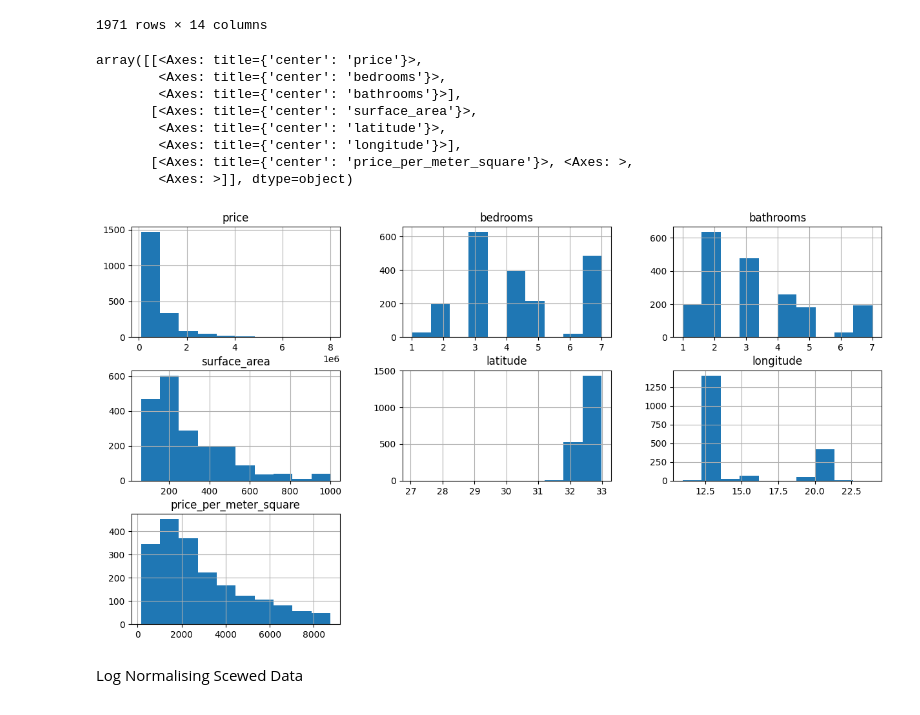
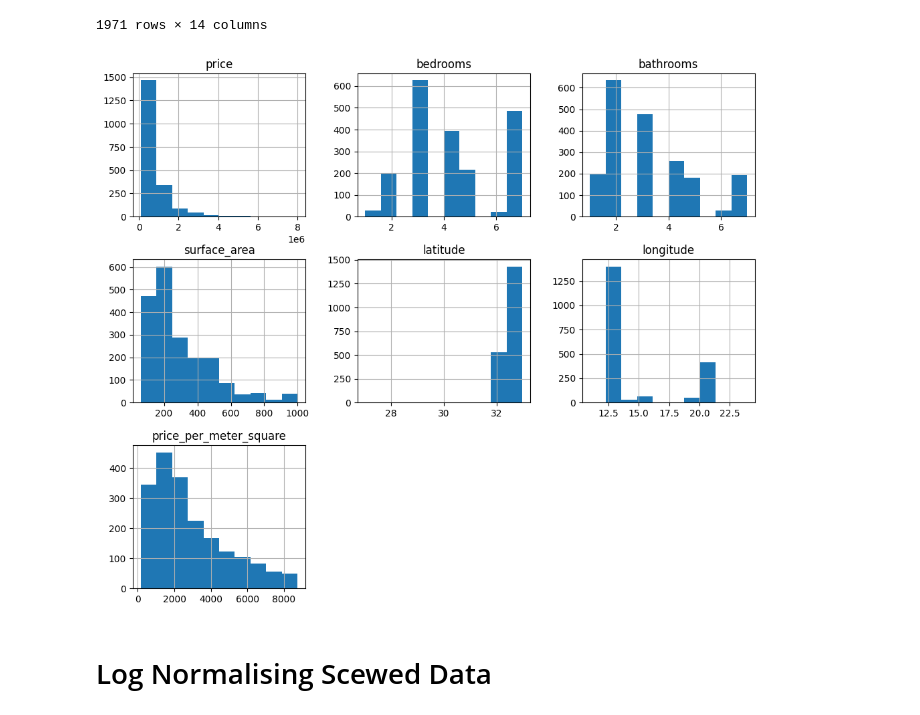
Before and after one commit to Malak-elghriani/OpenSouq_P, a Jupyter notebook: Notebooks/Cleaning_and_Preprocessing.ipynb, the cells around one changed output. Drawn from its saved outputs; the diff is of its cells as text; code cells hidden in the pictures.

```diff
--- a/Notebooks/Cleaning_and_Preprocessing.ipynb
+++ b/Notebooks/Cleaning_and_Preprocessing.ipynb
@@ -6,3 +11,4 @@ import seaborn as sns
 # %%
 data = pd.read_csv("../Data/cleaned_data_transformed.csv")
+df = pd.DataFrame(data)
 # %%
@@ -22,17 +28,10 @@ data
 | 1970 | 750000.0 | tripoli | Bin Ashour | 7.0 | 3.0 | 440.0 | Villa | 32.715042 | 14.065370 | ... |
 1971 rows × 14 columns
 # %%
-data.hist(figsize=(15,8))
+df.hist(figsize=(12, 10))
+plt.show()
 # %% [output]
-array([[<Axes: title={'center': 'price'}>,
-        <Axes: title={'center': 'bedrooms'}>,
-        <Axes: title={'center': 'bathrooms'}>],
-       [<Axes: title={'center': 'surface_area'}>,
-        <Axes: title={'center': 'latitude'}>,
-        <Axes: title={'center': 'longitude'}>],
-       [<Axes: title={'center': 'price_per_meter_square'}>, <Axes: >,
-        <Axes: >]], dtype=object)
-[figure, old version]
+[figure, new version]
 # %% [markdown]
-Log Normalising Scewed Data
+# Log Normalising Scewed Data
 # %%
```
Also changed, not shown: parts of 27 cells of this notebook, 1 other file.
